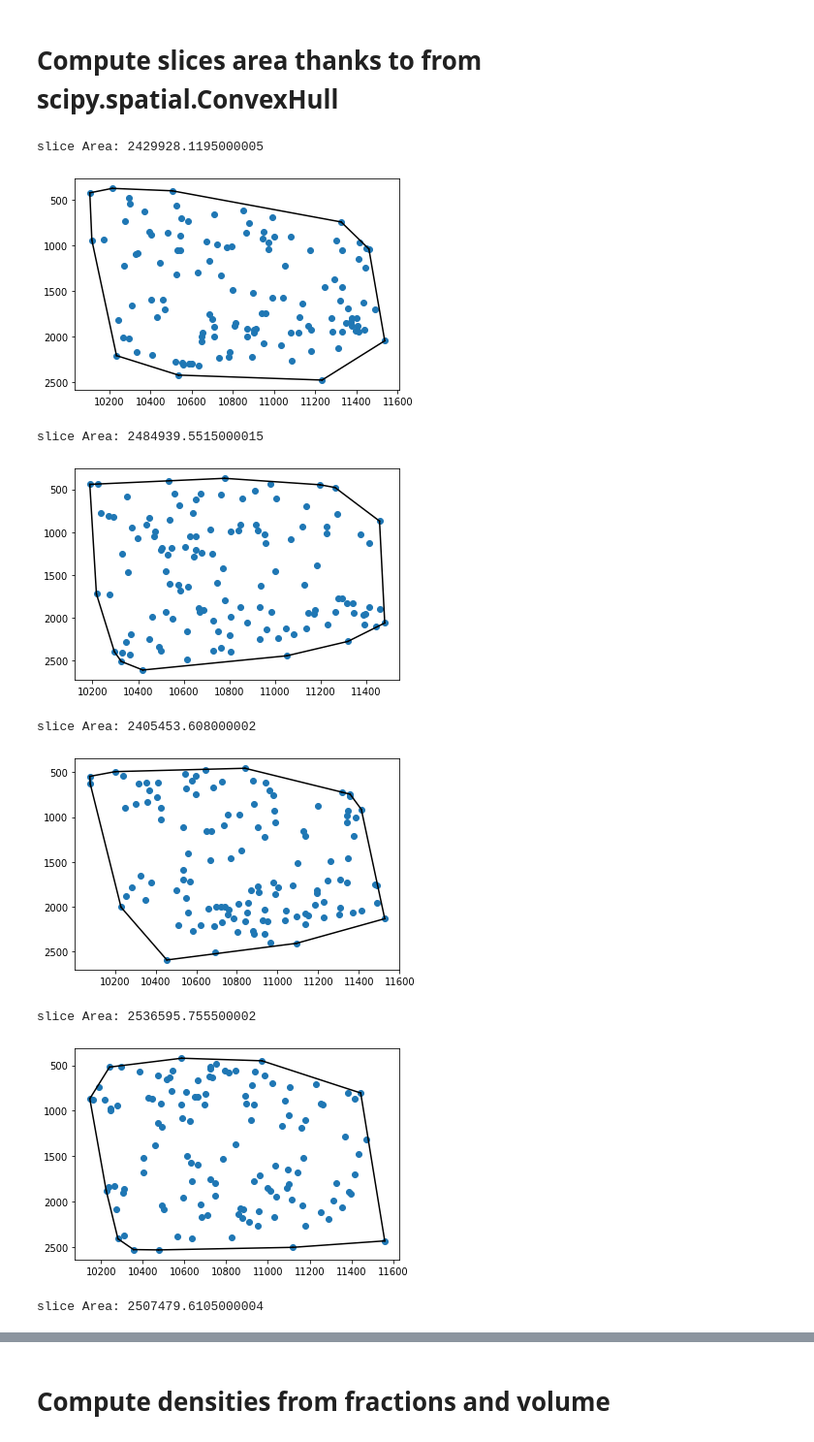
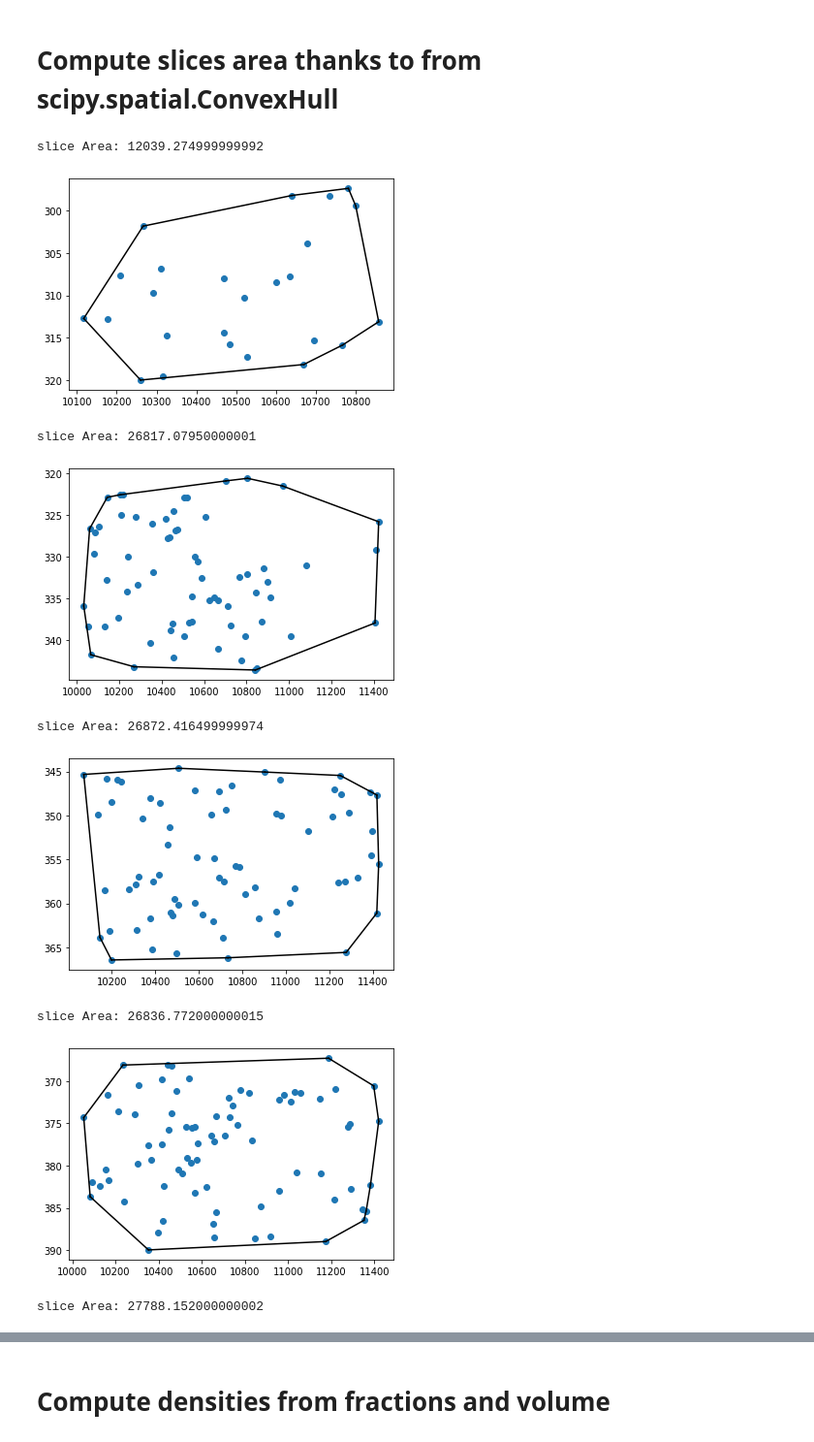
Before and after one commit to jacquemi-bbp/rat_sscx_nissl_analysis, a Jupyter notebook: notebook/rat_SSCX_Nissl_processing.ipynb, the cells around one changed output, grey strips where cells are left out. Shown at 97% size. Drawn from its saved outputs; the diff is of its cells as text; code cells hidden in the pictures.

```diff
--- a/notebook/rat_SSCX_Nissl_processing.ipynb
+++ b/notebook/rat_SSCX_Nissl_processing.ipynb
@@ -76,6 +66,18 @@ centroid_y_per_slice = np.array_split(centroid_y, nb_slice)
-# %%
-points_per_slices = []
-for i in range(nb_slice):
-    points_per_slices.append(np.vstack((centroid_x_per_slice[i], centroid_y_per_slice[i])).T)
+# %%
+y_length = centroid_y.max() - centroid_y.min()
+slice_max_y = centroid_y.min()
+last_y = centroid_y.min()
+y_length / nb_slice
+masks=[]
+for i in range(nb_slice):
+    slice_max_y += (y_length / nb_slice)
+    masks.append(np.where((centroid_y >= last_y) & (centroid_y < slice_max_y))[0])
+    last_y = slice_max_y
+# %%
+slice_points = []
+for mask in masks:
+    x=centroid_x[mask]
+    y=centroid_y[mask]
+    slice_points.append(np.vstack((x, y)).T)
 # %% [markdown]
 # Compute slices area thanks to from scipy.spatial.ConvexHull
@@ -84,24 +84,24 @@ slice_1_points = points_per_slices[0]
 # %%
 hulls = []
 for i in range(nb_slice):
-    hulls.append(ConvexHull(points_per_slices[i]))
+    hulls.append(ConvexHull(slice_points[i]))
 # %%
 areas = []
 for i in range(nb_slice):
     plt.gca().invert_yaxis()
-    plt.plot(points_per_slices[i][:,0], points_per_slices[i][:,1], 'o')
+    plt.plot(slice_points[i][:,0], slice_points[i][:,1], 'o')
     for simplex in hulls[i].simplices:
-        plt.plot(points_per_slices[i][simplex, 0], points_per_slices[i][simplex, 1], 'k-')
+        plt.plot(slice_points[i][simplex, 0], slice_points[i][simplex, 1], 'k-')
     print('slice Area:', hulls[i].volume)
     areas.append(hulls[i].volume)
     plt.show()
 # %% [output]
-slice Area: 2429928.1195000005
+slice Area: 12039.274999999992
-[figure, old version]
+[figure, new version]
-slice Area: 2484939.5515000015
+slice Area: 26817.07950000001
-[figure, old version]
+[figure, new version]
-slice Area: 2405453.608000002
+slice Area: 26872.416499999974
-[figure, old version]
+[figure, new version]
-slice Area: 2536595.755500002
+slice Area: 26836.772000000015
-[figure, old version]
+[figure, new version]
-slice Area: 2507479.6105000004
+slice Area: 27788.152000000002
```
Also changed, not shown: parts of 15 cells of this notebook.
